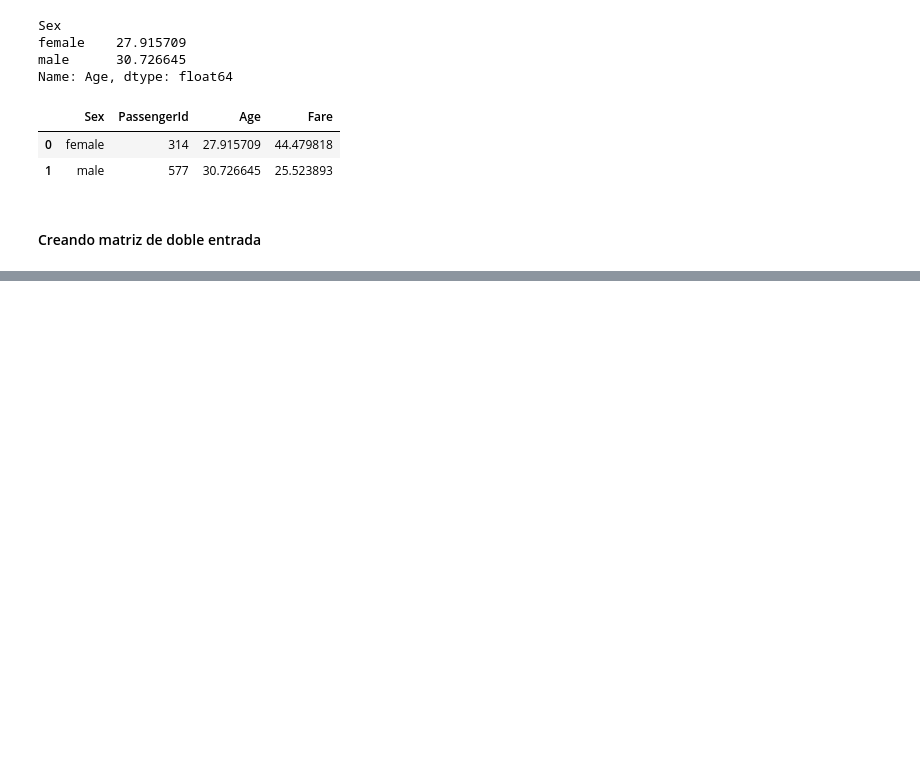
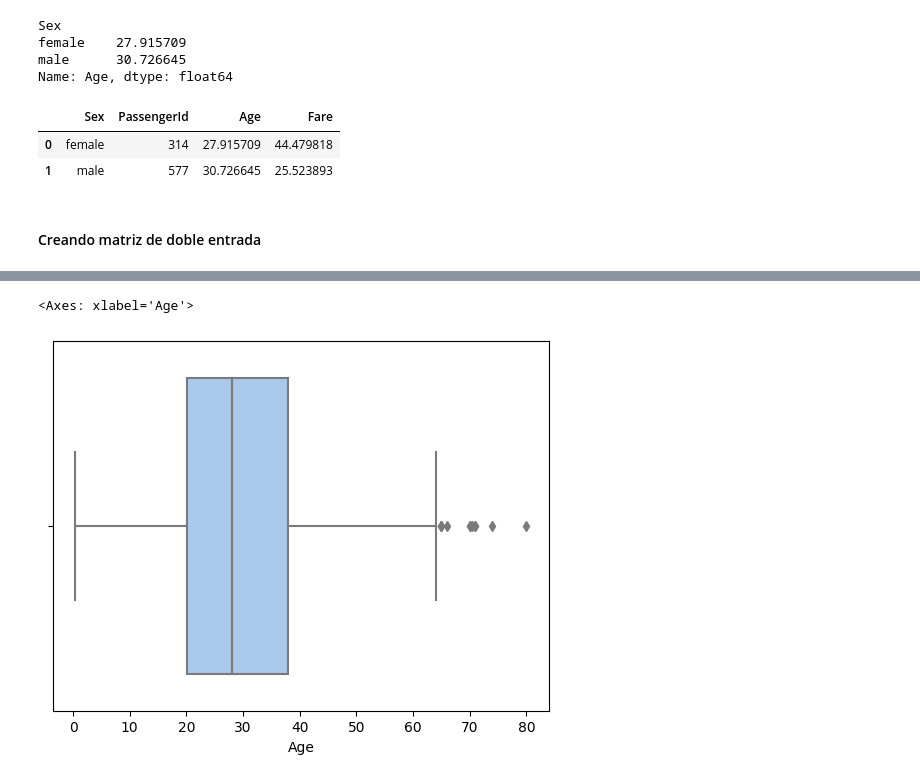
Before and after one commit to Delz1N/Especializacion-ML-DL-e-IA, a Jupyter notebook: ML,_DL_E_IA_DMC.ipynb, the cells around one changed output, grey strips where cells are left out. Drawn from its saved outputs; the diff is of its cells as text; code cells hidden in the pictures; blank space fills up the shorter version.

```diff
--- a/ML,_DL_E_IA_DMC.ipynb
+++ b/ML,_DL_E_IA_DMC.ipynb
@@ -1170,0 +1239,5 @@ pddf.head()
+# %%
+sns.boxplot(x = titanic['Age']) # los bigotes son los limites de tolerancia de outliers
+# %% [output]
+<Axes: xlabel='Age'>
+[figure, added]
```
Also changed, not shown: parts of 60 cells of this notebook.
